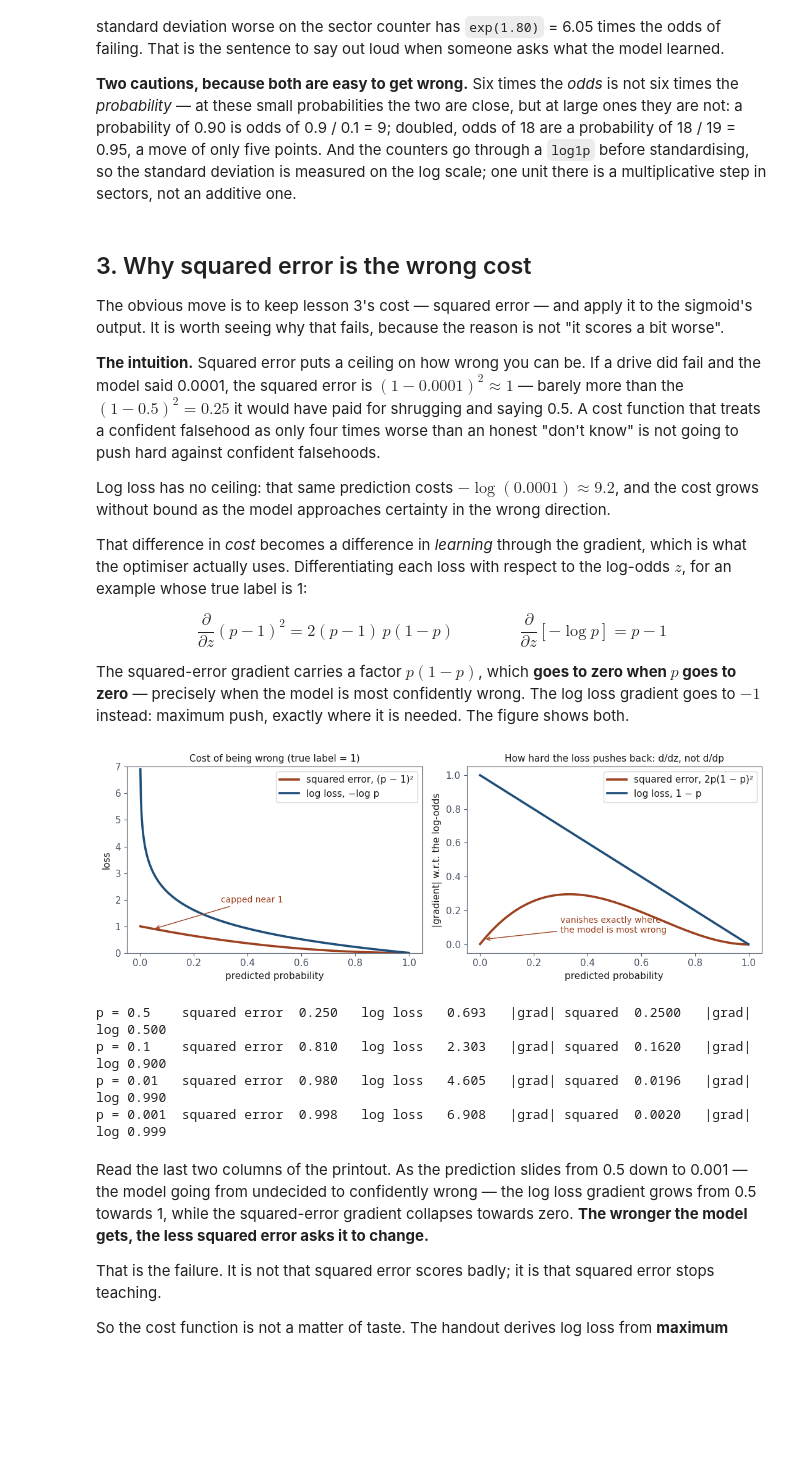
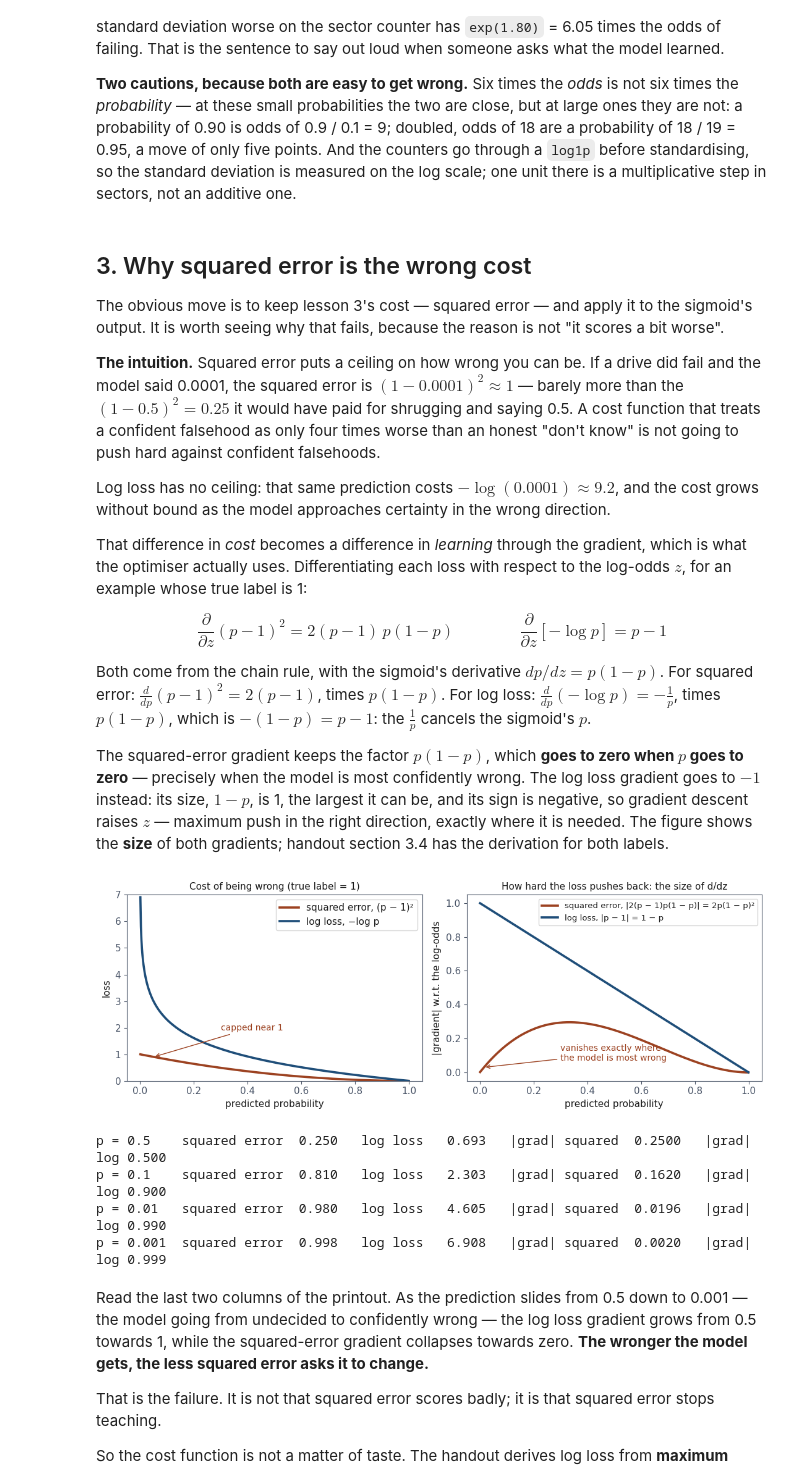
Before and after one commit to fabioantonini/technologies-for-artificial-intelligence, a Jupyter notebook: Lessons/04_classification_and_metrics/Notebooks/01_logistic_regression_from_scratch.ipynb, the cells around one changed output. Drawn from its saved outputs; the diff is of its cells as text; code cells hidden in the pictures; blank space fills up the shorter version.

```diff
--- a/Lessons/04_classification_and_metrics/Notebooks/01_logistic_regression_from_scratch.ipynb
+++ b/Lessons/04_classification_and_metrics/Notebooks/01_logistic_regression_from_scratch.ipynb
@@ -499,10 +499,17 @@ $$\frac{\partial}{\partial z}(p-1)^2 = 2(p-1)\,p(1-p)
   \qquad\qquad
   \frac{\partial}{\partial z}\left[-\log p\right] = p - 1$$
 
-The squared-error gradient carries a factor $p(1-p)$, which **goes to zero when
+Both come from the chain rule, with the sigmoid's derivative
+$dp/dz = p(1-p)$. For squared error: $\frac{d}{dp}(p-1)^2 = 2(p-1)$, times
+$p(1-p)$. For log loss: $\frac{d}{dp}(-\log p) = -\frac{1}{p}$, times $p(1-p)$,
+which is $-(1-p) = p - 1$: the $\frac{1}{p}$ cancels the sigmoid's $p$.
+
+The squared-error gradient keeps the factor $p(1-p)$, which **goes to zero when
 $p$ goes to zero** — precisely when the model is most confidently wrong. The log
-loss gradient goes to $-1$ instead: maximum push, exactly where it is needed.
-The figure shows both.
+loss gradient goes to $-1$ instead: its size, $1 - p$, is 1, the largest it can
+be, and its sign is negative, so gradient descent raises $z$ — maximum push in
+the right direction, exactly where it is needed. The figure shows the **size**
+of both gradients; handout section 3.4 has the derivation for both labels.
 # %%
 p = np.linspace(0.001, 0.999, 500)
 
@@ -514,38 +521,38 @@ log_gradient = np.abs(p - 1)
 
 fig, axes = plt.subplots(1, 2, figsize=(11, 4.0))
 
 axes[0].plot(p, squared_loss, lw=2.6, color=RUST, label="squared error, (p − 1)²")
 axes[0].plot(p, log_loss_curve, lw=2.6, color=BLUE, label="log loss, −log p")
 axes[0].set_ylim(0, 7)
 axes[0].set_title("Cost of being wrong (true label = 1)", fontsize=11)
 axes[0].set_xlabel("predicted probability"); axes[0].set_ylabel("loss")
 axes[0].legend()
 axes[0].annotate("capped near 1", xy=(0.05, squared_loss[25]), xytext=(0.30, 1.9),
                  color=RUST, fontsize=10,
                  arrowprops=dict(arrowstyle="->", color=RUST))
 
-axes[1].plot(p, squared_gradient, lw=2.6, color=RUST, label="squared error, 2p(1 − p)²")
-axes[1].plot(p, log_gradient, lw=2.6, color=BLUE, label="log loss, 1 − p")
-axes[1].set_title("How hard the loss pushes back: d/dz, not d/dp", fontsize=11)
+axes[1].plot(p, squared_gradient, lw=2.6, color=RUST, label="squared error, |2(p − 1)p(1 − p)| = 2p(1 − p)²")
+axes[1].plot(p, log_gradient, lw=2.6, color=BLUE, label="log loss, |p − 1| = 1 − p")
+axes[1].set_title("How hard the loss pushes back: the size of d/dz", fontsize=11)
 axes[1].set_xlabel("predicted probability")
 axes[1].set_ylabel("|gradient| w.r.t. the log-odds")
-axes[1].legend()
+axes[1].legend(loc="upper right", fontsize=9.5)
 axes[1].annotate("vanishes exactly where\nthe model is most wrong",
                  xy=(0.015, 0.03), xytext=(0.30, 0.07), color=RUST, fontsize=10,
                  arrowprops=dict(arrowstyle="->", color=RUST))
 
 fig.tight_layout()
 fig.savefig(FIGURES / "loss_comparison.png", dpi=150, bbox_inches="tight",
             facecolor="white")
 plt.show()
 
 for probability in (0.5, 0.1, 0.01, 0.001):
     print(f"p = {probability:<6} squared error {(probability - 1) ** 2:6.3f}"
           f"   log loss {-np.log(probability):7.3f}"
           f"   |grad| squared {abs(2 * (probability - 1) * probability * (1 - probability)):7.4f}"
           f"   |grad| log {abs(probability - 1):5.3f}")
 # %% [output]
-[figure, old version]
+[figure, new version]
 p = 0.5    squared error  0.250   log loss   0.693   |grad| squared  0.2500   |grad| log 0.500
 p = 0.1    squared error  0.810   log loss   2.303   |grad| squared  0.1620   |grad| log 0.900
 p = 0.01   squared error  0.980   log loss   4.605   |grad| squared  0.0196   |grad| log 0.990
```
Also changed, not shown: parts of 1 cell of this notebook, 22 other files.
